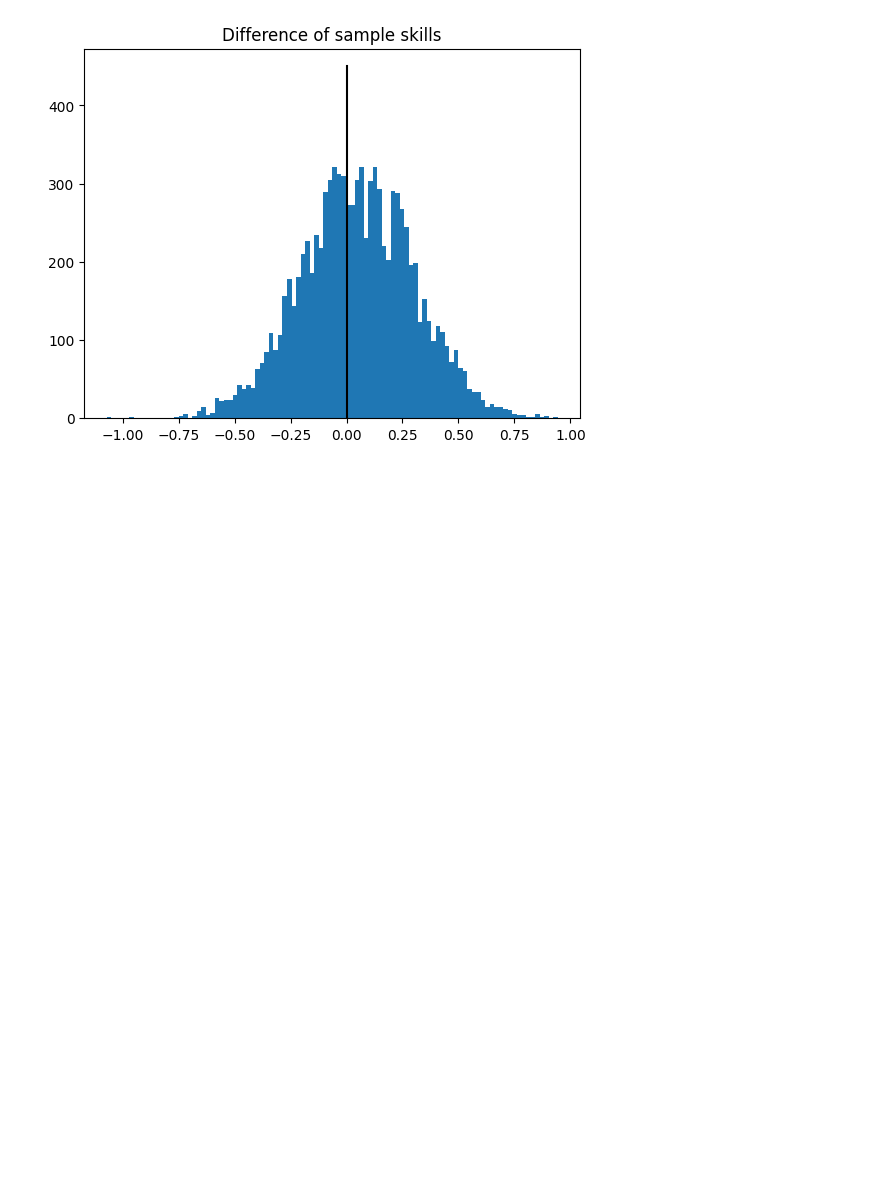
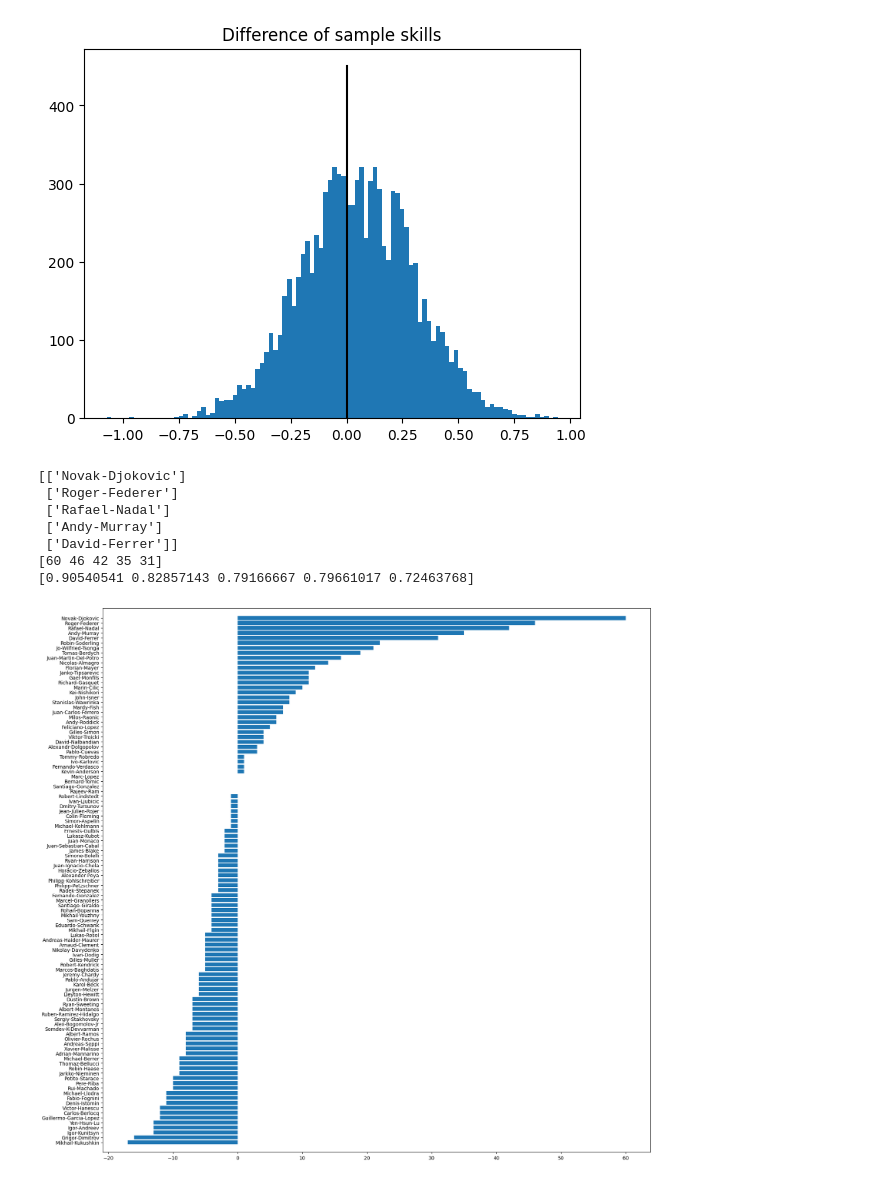
Before and after one commit to KaedeZzz/4F13-CW2, a Jupyter notebook: coursework2.ipynb, the cells around one changed output. Drawn from its saved outputs; the diff is of its cells as text; code cells hidden in the pictures; blank space fills up the shorter version.

```diff
--- a/coursework2.ipynb
+++ b/coursework2.ipynb
@@ -185,8 +185,8 @@ for i in range(4):
     print(top4_players[i], end=" " * gap)
     for j in range(4):
         if i != j:
-            win_prob_mcmc = norm.cdf((top4_skill_ep[i] - top4_skill_ep[j]) / np.sqrt(ep_var[i] + ep_var[j]))
-            print(f"{win_prob_mcmc:.3f}" + " " * gap, end='')
+            win_prob_ep = norm.cdf((top4_skill_ep[i] - top4_skill_ep[j]) / np.sqrt(ep_var[i] + ep_var[j]))
+            print(f"{win_prob_ep:.3f}" + " " * gap, end='')
         else:
             print(" - " + " " * gap, end='')
     print('\n')
@@ -263,3 +263,39 @@ plt.show()
 Occurence of samples where Federer is better: 5507
 Occurence of samples where Nadal is better: 4193
 [figure]
+# %%
+win_count = np.bincount(games[:, 0]).tolist()
+win_count.append(0)
+win_count.append(0)
+lose_count = np.bincount(games[:, 1]).tolist()
+
+win_rate = []
+win_diff = []
+len_wincount = len(win_count)
+for i in range(len(lose_count)):
+    diff = -lose_count[i] if i >= len_wincount else win_count[i] - lose_count[i]
+    win_diff.append(diff)
+    if i >= len_wincount:
+        rate = 0.0
+    else:
+        rate = win_count[i] / (win_count[i] + lose_count[i])
+    win_rate.append(rate)
+
+rank_diff = np.argsort(-np.array(win_diff))
+print(W[rank_diff][:5])
+win_diff = np.array(win_diff)
+win_rate = np.array(win_rate)
+print(win_diff[rank_diff][:5])
+print(win_rate[rank_diff][:5])
+
+sorted_barplot(win_diff, W)
+sorted_barplot(win_rate, W)
+# %% [output]
+[['Novak-Djokovic']
+ ['Roger-Federer']
+ ['Rafael-Nadal']
+ ['Andy-Murray']
+ ['David-Ferrer']]
+[60 46 42 35 31]
+[0.90540541 0.82857143 0.79166667 0.79661017 0.72463768]
+[figure, added]
```
Also changed, not shown: parts of 3 cells of this notebook.
